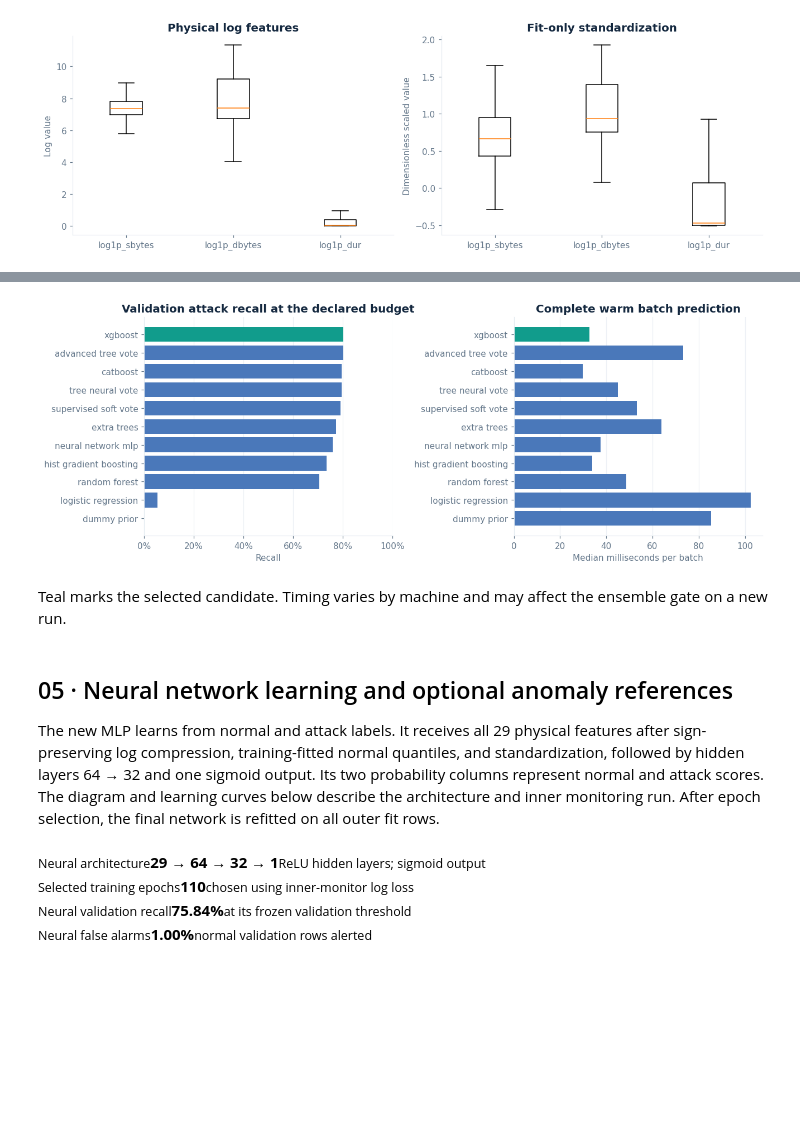
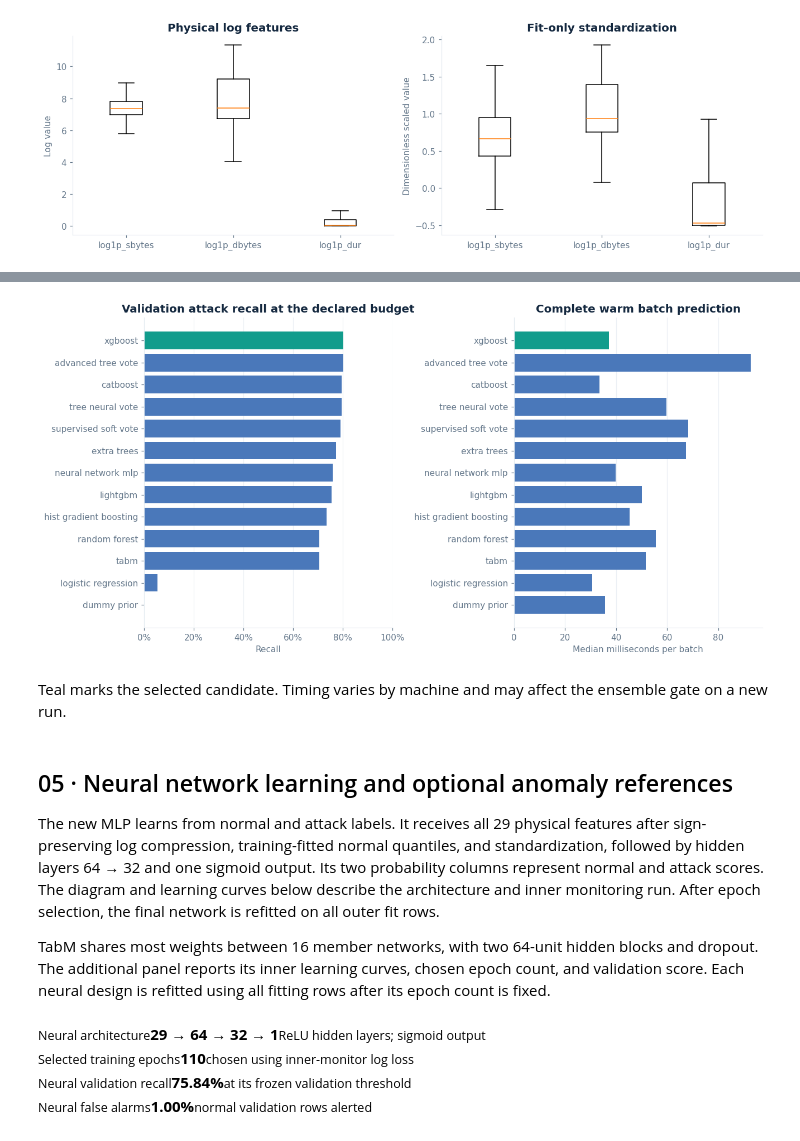
Before and after one commit to KHALIDKARROUM/NetGuard, a Jupyter notebook: notebooks/00_netguard_complete.ipynb, the cells around one changed output, grey strips where cells are left out. Cells and saved outputs as stored; diff of their text form; code cells hidden in the pictures; blank space fills up the shorter version.

Commit message:
Compare LightGBM and TabM in the standalone notebook

```diff
--- a/notebooks/00_netguard_complete.ipynb
+++ b/notebooks/00_netguard_complete.ipynb
@@ -451,11 +460,11 @@ class MeanProbabilityClassifier(ClassifierMixin, BaseEstimator):
         return (self.predict_proba(X)[:, 1] >= 0.5).astype(np.int8)
 # %%
 ARTIFACT_SCHEMA_VERSION = 3
-RUNTIME_PACKAGES = ("numpy", "pandas", "scipy", "scikit-learn", "joblib", "threadpoolctl", "catboost", "xgboost")
+RUNTIME_PACKAGES = ("numpy", "pandas", "scipy", "scikit-learn", "joblib", "threadpoolctl", "catboost", "xgboost", "lightgbm", "torch", "tabm", "rtdl-num-embeddings")
 SCORE_CALIBRATION = {"method": "identity", "parameters": {}, "fitted_on": None,
                      "output": "uncalibrated classifier attack score"}
 FEATURE_IMPLEMENTATION_SHA = 'df660f109e885d97881aecb967895052333e3d2700bb2f677326d239bd273a35'
-MODEL_IMPLEMENTATION_SHA = '1915c920f806a95c0ec71206dca73a378bbf084bf70e085d73e0a09347f3dca9'
+MODEL_IMPLEMENTATION_SHA = '696fa51a903fc466d7f16b2040b5cec38ce6ea9c208a1dc85af33b04db1d1a2a'
 
 def feature_implementation_hash():
     return FEATURE_IMPLEMENTATION_SHA
@@ -1445,6 +1626,11 @@ config = ModelUpgradeConfig(
     neural_epochs=6 if FAST_RUN else 160,
     neural_patience=3 if FAST_RUN else 15,
     neural_hidden_layers=(32, 16) if FAST_RUN else (64, 32),
+    lightgbm_trees=20 if FAST_RUN else 800,
+    tabm_epochs=3 if FAST_RUN else 80,
+    tabm_patience=2 if FAST_RUN else 12,
+    tabm_members=4 if FAST_RUN else 16,
+    tabm_width=16 if FAST_RUN else 64,
 )
 rng = np.random.default_rng(config.seed)
 training_name = "UNSW_NB15_training-set.csv"
@@ -1829,18 +2029,18 @@ Validation false alarms0.99%share of normal rows
 Change from the previous selected reference: +1.22 percentage points of validation recall at the same false-alarm budget.
 # %%
 ordered = validation_comparison.sort_values("recall")
-fig, axes = plt.subplots(1, 2, figsize=(12, 4.5))
+fig, axes = plt.subplots(1, 2, figsize=(12, 6))
 colors = [COLORS["normal"] if selected else COLORS["blue"] for selected in ordered.selected]
 axes[0].barh(ordered.model.str.replace("_", " "), ordered.recall, color=colors)
 axes[0].set(title="Validation attack recall at the declared budget", xlabel="Recall", xlim=(0, 1))
 axes[0].xaxis.set_major_formatter(PercentFormatter(1))
 axes[1].barh(ordered.model.str.replace("_", " "), ordered.batch_latency_median_ms, color=colors)
 axes[1].set(title="Complete warm batch prediction", xlabel="Median milliseconds per batch")
 for ax in axes: ax.grid(axis="x", alpha=.7)
 finish_figure(fig, "05_validation_comparison")
 note("Teal marks the selected candidate. Timing varies by machine and may affect the ensemble gate on a new run.")
 # %% [output]
-[figure, old version]
+[figure, new version]
 Teal marks the selected candidate. Timing varies by machine and may affect the ensemble gate on a new run.
 # %% [markdown]
 <a id="anomaly"></a>
@@ -1851,6 +2051,10 @@ sign-preserving log compression, training-fitted normal quantiles, and standardi
 64 → 32 and one sigmoid output. Its two probability columns represent normal and attack scores.
 The diagram and learning curves below describe the architecture and inner monitoring run.
 After epoch selection, the final network is refitted on all outer fit rows.
+
+TabM shares most weights between 16 member networks, with two 64-unit hidden blocks and dropout.
+The additional panel reports its inner learning curves, chosen epoch count, and validation score.
+Each neural design is refitted using all fitting rows after its epoch count is fixed.
 # %%
 neural_report = bundle["neural_training"]
 history = pd.DataFrame(neural_report["history"])
```
Also changed, not shown: parts of 15 cells of this notebook, 4 other files.
